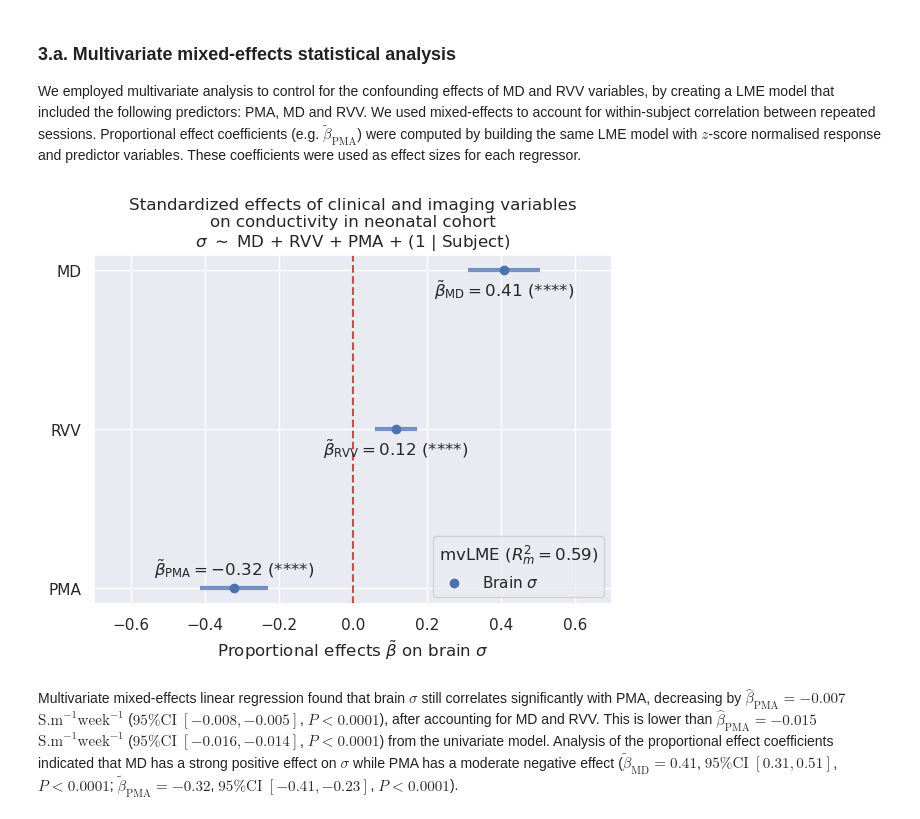
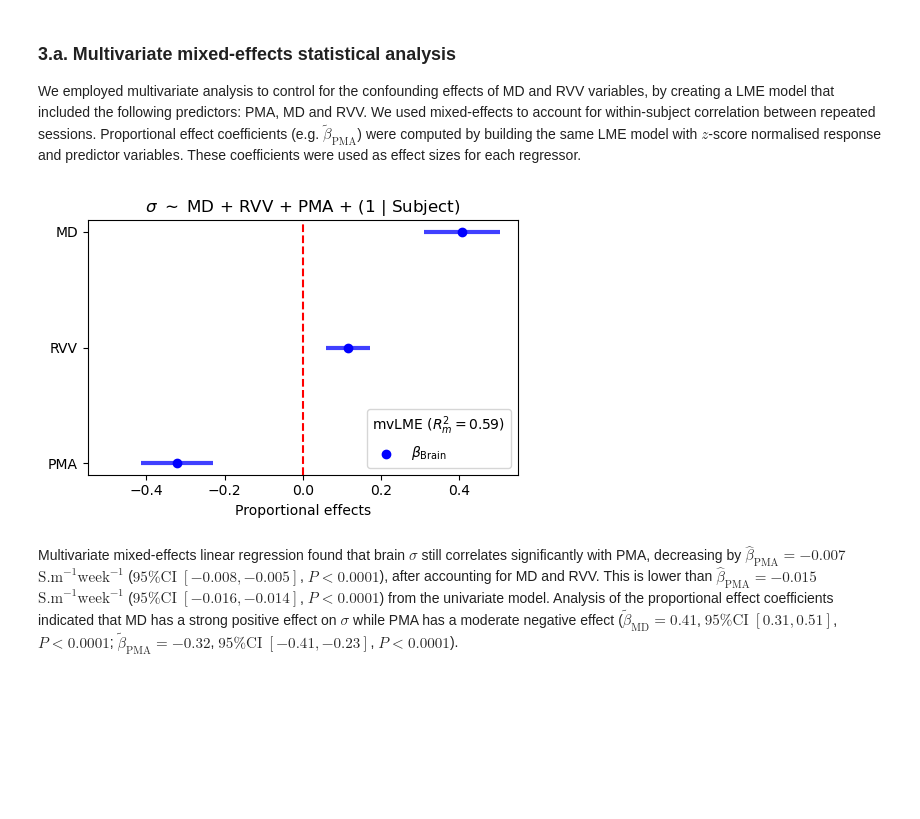
Before and after one commit to aboutill/nano-eptk, a Jupyter notebook: notebooks/experiments/stats_analysis_experiment3.ipynb, the cells around one changed output. Cells and saved outputs as stored; diff of their text form; code cells hidden in the pictures; blank space fills up the shorter version.

```diff
--- a/notebooks/experiments/stats_analysis_experiment3.ipynb
+++ b/notebooks/experiments/stats_analysis_experiment3.ipynb
@@ -33,7 +33,6 @@ sys.path.append(os.path.join(src_dir))
 from utils.stats import *
 from utils.plots import *
 
-sns.set_theme(style="darkgrid")
 warnings.filterwarnings("ignore")
 disp_ci = False # Display 95% CI
 # %% [markdown]
@@ -67,7 +66,7 @@ We assessed the relationships between dHCP variables (conductivity, PMA, MD and
 # %%
 # Set file path
 plot_dir = os.path.join(results_dir, "plots", "experiments")
-plot_path = os.path.join(plot_dir, "experiment3A.png")
+plot_path = os.path.join(plot_dir, "experiment3A1.png")
 
 # Load dataframe
 df = pd.read_csv(df_path)
@@ -79,14 +78,13 @@ df = df[cols]
 # Rename columns for plotting
 df = df.rename(columns={
     "brain_SIG": r"$\sigma$ [S.m⁻¹]",
-    "brain_MD": "MD [mm².ms⁻¹]",
+    "brain_MD": r"MD [$10^{-3}$ mm².s⁻¹]",
     "RVV": "RVV [%]",
     "PMA": "PMA [weeks]",
 })
 
 # Initialize plot
 g = sns.PairGrid(df)
-g.fig.suptitle(f"Pairwise relationships between clinical and imaging variables in neonatal cohort")
 
 # Plot data
 g.map_diag(sns.histplot, kde=True)
@@ -150,7 +207,7 @@ params = []
 pvals = []
 cis = []
 yticks = ["PMA", "RVV", "MD"]
-xlim = [-.7, .7]
+xlim = [-.55, .55]
 for j, ytick in enumerate(yticks):
     if ytick == "MD":
         ytick = f"brain_{ytick}"
@@ -159,13 +216,11 @@ for j, ytick in enumerate(yticks):
     cis += [lme_prop.conf_int().loc[ytick]]
 
 # Initialize plot
-fig, ax = plt.subplots(figsize=(6,5))
-ax.set_title("Standardized effects of clinical and imaging variables\n"
-             "on conductivity in neonatal cohort\n"
-             r"$\sigma$ $\sim$ MD + RVV + PMA + (1 | Subject)")
+fig, ax = plt.subplots(figsize=(5,3.5))
+ax.set_title(r"$\sigma$ $\sim$ MD + RVV + PMA + (1 | Subject)")
 
 # Plot proportional effects
-ax.scatter(params, range(len(params)), color="b", zorder=2, label=r"Brain $\sigma$")
+ax.scatter(params, range(len(params)), color="b", zorder=2, label=r"$\beta_{\mathrm{Brain}}$")
 
 # Iter over predictor
 for idx, ytick in enumerate(yticks):
@@ -176,41 +231,41 @@ for idx, ytick in enumerate(yticks):
     # Label
     va = "top" if idx > 0 else "bottom"
     y = idx - 0.05 if idx > 0 else idx + 0.05
-    stars = convert_pvalue_to_asterisks(pvals[idx])
-    a = rf"\tilde{{\beta}}_{{\mathregular{{{yticks[idx]}}}}}"
-    ax.text(params[idx], y, f"${a} = {params[idx]:.2f}$ ({stars})", va=va, ha="center")
+    stars = convert_pvalue_to_sci_notation(pvals[idx])
+    a = rf"\beta_{{\mathregular{{{yticks[idx]}}}}}"
+    # ax.text(params[idx], y, f"${a} = {params[idx]:.2f}$\n ({stars})", va=va, ha="center")
 
 # Add dashed line at 0.0
 plt.axline((0,0), (0,1), color="r", linestyle="--")
 
 # Axis labels and linits
 ax.set_yticks(range(len(params)), yticks)
-ax.set_xlabel(r"Proportional effects $\tilde{\beta}$ on brain $\sigma$")
+ax.set_xlabel("Proportional effects")
 ax.set_xlim(xlim)
 
 # Legend
 leg = ax.legend(loc="lower right", title=f"mvLME ($R^2_m = {marginal_r2_prop:.2f}$)")
 leg._legend_box.align = "left"
 
 # Adjust layout
 fig.tight_layout()
 
 # Initialize directories
 for path in [summary_path, plot_path]:
     output_dir = os.path.dirname(path)
     os.makedirs(output_dir, exist_ok=True)
 
 # Save plot
 plt.savefig(plot_path, dpi=300, bbox_inches="tight")
 
 # Write summary
 with open(summary_path, "w") as fh:
     fh.write(lme.summary().as_text())
     fh.write(f"\nMarginal R² = {marginal_r2:.2f}, Conditional R² = {conditional_r2:.2f}\n\n")
     fh.write(lme_prop.summary().as_text())
     fh.write(f"\nMarginal R² = {marginal_r2_prop:.2f}, Conditional R² = {conditional_r2_prop:.2f}\n\n")
 # %% [output]
-[figure, old version]
+[figure, new version]
 # %% [markdown]
 Multivariate mixed-effects linear regression found that brain $\sigma$ still correlates significantly with PMA, decreasing by $\hat{\beta}_{\textrm{PMA}} = -0.007$ $\textrm{S.m}^{-1}\textrm{week}^{-1}$ ($95\%\textrm{CI}$ $[-0.008, -0.005]$, $\textit{P} < 0.0001$), after accounting for MD and RVV. This is lower than $\hat{\beta}_{\textrm{PMA}} = -0.015$ $\textrm{S.m}^{-1}\textrm{week}^{-1}$ ($95\%\textrm{CI}$ $[-0.016, -0.014]$, $\textit{P} < 0.0001$) from the univariate model. Analysis of the proportional effect coefficients indicated that MD has a strong positive effect on $\sigma$ while PMA has a moderate negative effect ($\tilde{\beta}_{\textrm{MD}} = 0.41$,  $95\%\textrm{CI}$ $[0.31, 0.51]$, $\textit{P} < 0.0001$; $\tilde{\beta}_{\textrm{PMA}} = -0.32$,  $95\%\textrm{CI}$ $[-0.41, -0.23]$, $\textit{P} < 0.0001$).
 # %% [markdown]
```
Also changed, not shown: parts of 4 cells of this notebook, 4 other files.
